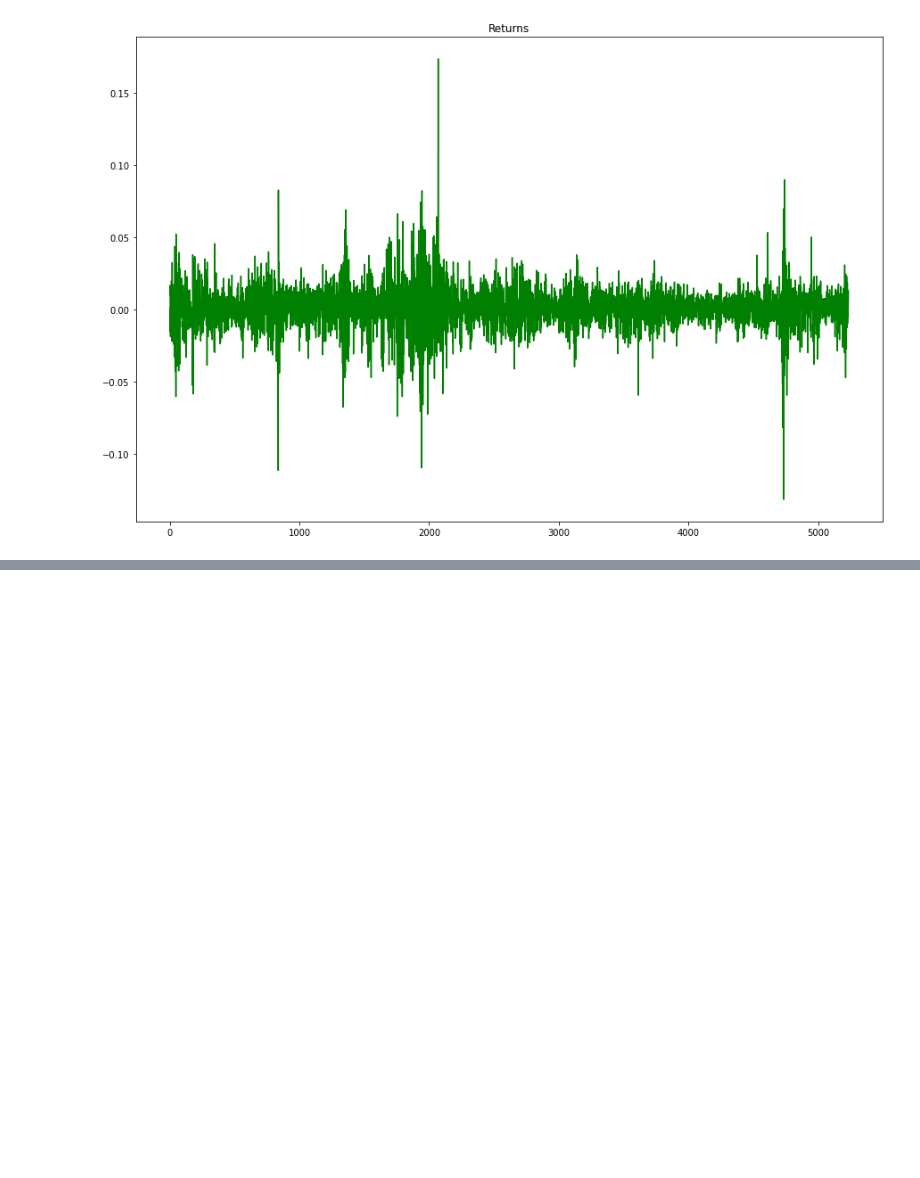
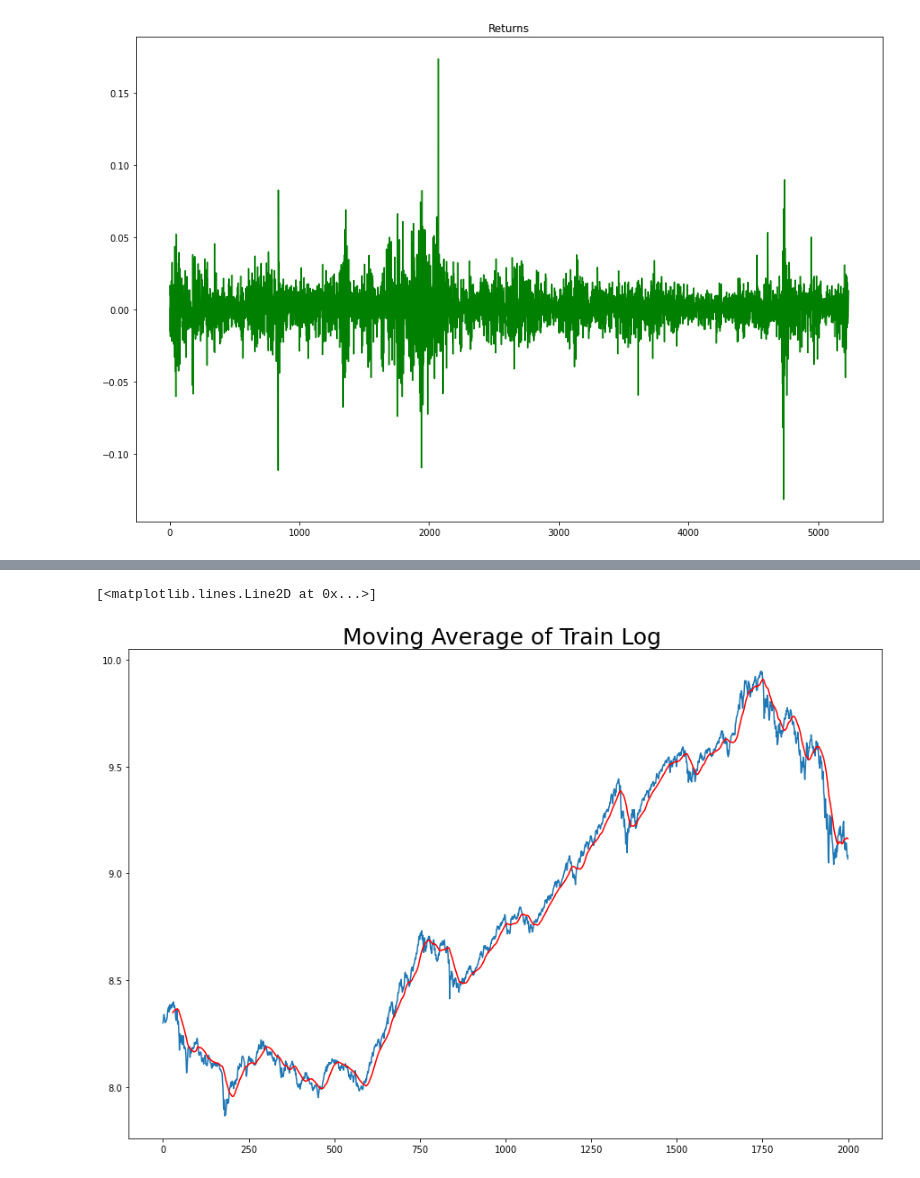
Before and after one commit to chaitsugale/Stock-Market-Prediction-The-Spark-Foundation-, a Jupyter notebook: Stock_Market_Prediction_Using_Numerical_and_Textual_Analysis(The_Spark_Foundation).ipynb, the cells around one changed output, grey strips where cells are left out. Drawn from its saved outputs; the diff is of its cells as text; code cells hidden in the pictures; blank space fills up the shorter version.

```diff
--- a/Stock_Market_Prediction_Using_Numerical_and_Textual_Analysis(The_Spark_Foundation).ipynb
+++ b/Stock_Market_Prediction_Using_Numerical_and_Textual_Analysis(The_Spark_Foundation).ipynb
@@ -235,0 +277,13 @@ Text(0.5, 1.0, 'Returns')
+# %%
+bse_train_log = np.log(bse_train['Close'])
+bse_test_log = np.log(bse_test['Close'])
+
+moving_avg = bse_train_log.rolling(30).mean()
+
+plt.figure(figsize = (15,10))
+plt.title('Moving Average of Train Log ',fontsize = 25)
+plt.plot(bse_train_log)
+plt.plot(moving_avg,color = 'red')
+# %% [output]
+[<matplotlib.lines.Line2D at 0x...>]
+[figure, added]
```
Also changed, not shown: parts of 6 cells of this notebook.
